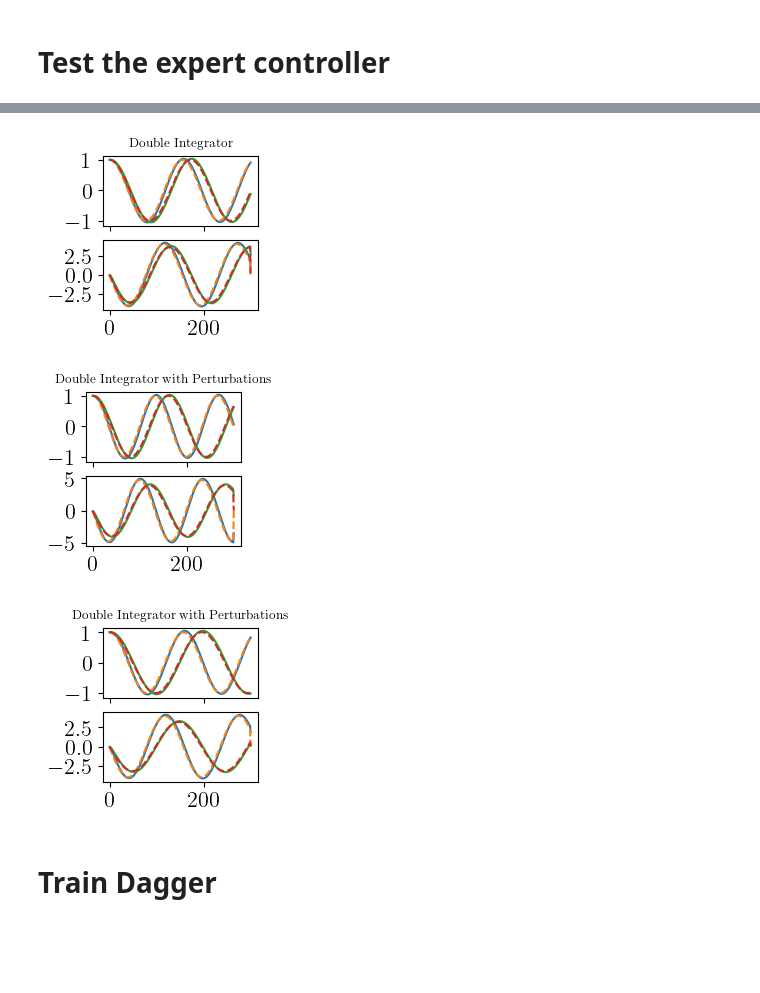
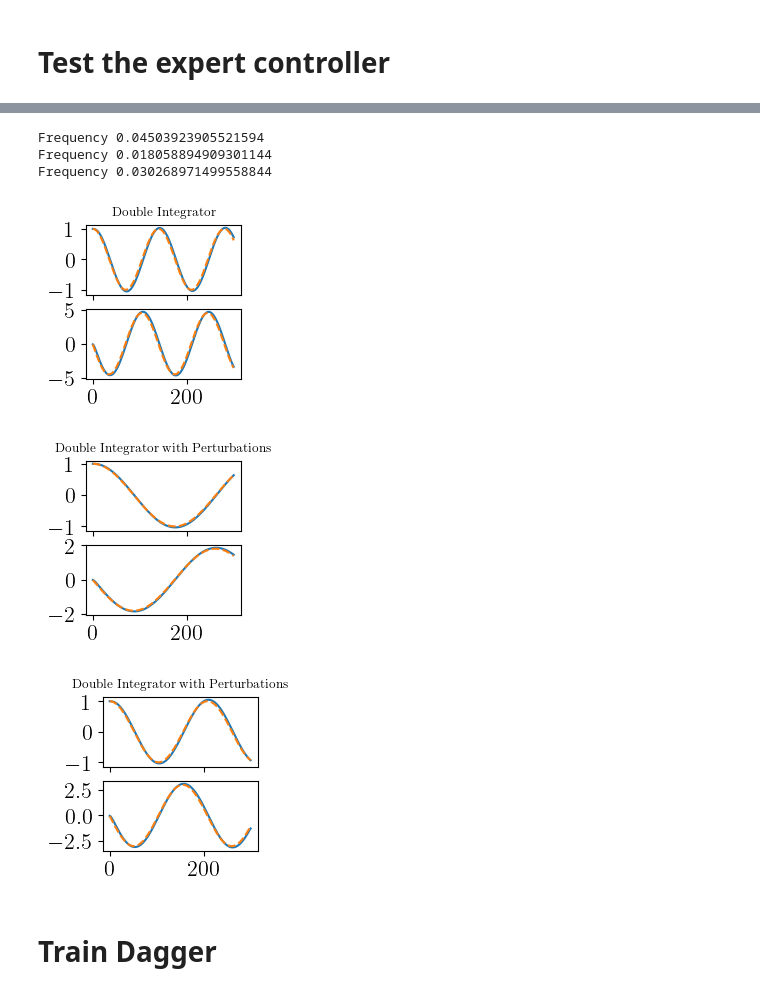
Before and after one commit to Stapelzeiger/biped, a Jupyter notebook: imit_learning/imit_learning.ipynb, the cells around one changed output, grey strips where cells are left out. Cells and saved outputs as stored; diff of their text form; code cells hidden in the pictures; blank space fills up the shorter version.

```diff
--- a/imit_learning/imit_learning.ipynb
+++ b/imit_learning/imit_learning.ipynb
@@ -29,7 +29,7 @@ state_list = []
 state_perturb_list = []
 
 for i in range(N):
-    action = 0.1
+    action = np.array([0.1])
     result = system.step(action)
     result_perturb = system_perturbed.step(action)
     state_list.append(system.state)
@@ -57,7 +57,7 @@ class ExpertPolicyIntegral:
     def __call__(self, state, state_des):
         self.integral_term += - self.K_I * (state[0] - state_des[0]) * self.dt
         # TODO antiwindup
-        u = (-self.K @ (state - state_des))[0]  + self.integral_term
+        u = (-self.K @ (state - state_des))  + self.integral_term
         return u
 
 class ExpertPolicyPD:
@@ -66,7 +66,7 @@ class ExpertPolicyPD:
         self.K = np.array([40.0 , 30.0]).reshape(1, 2)
 
     def __call__(self, state, state_des):
-        u = (-self.K @ (state - state_des))[0]
+        u = (-self.K @ (state - state_des))
         return u
 
 class ExpertPolicyNonlinearPD:
@@ -75,7 +75,7 @@ class ExpertPolicyNonlinearPD:
         self.K = np.array([40.0 , 30.0]).reshape(1, 2)
 
     def __call__(self, state, state_des):
-        u = (-self.K @ (state - state_des))[0] + (10*np.sin(state[0]/10))**2
+        u = (-self.K @ (state - state_des)) + (10*np.sin(state[0]/10))**2
         return u
 
 expert_policy = ExpertPolicyPD(dt)
@@ -125,46 +140,41 @@ ax[1].plot(des_traj_list[:, 1], '--', label='\dot{x}_d')
 # %%
+
+
 # Multiple traj regulation:
 def multiple_traj_reg(sys, sys_name, policy):
-    nb_traj = 2
+    nb_traj = 1
     fig, ax = plt.subplots(2, 1, figsize=(2, 2), sharex=True)
     for i in range(nb_traj):
         sys.reset()
         state_list = []
-        frequency = np.random.uniform(0.01, 0.05)
-        def get_N_pt_traj(N, frequency):
-            des_traj_pos = lambda t: np.cos(t*frequency)
-            pos_des = [des_traj_pos(i) for i in range(N)]
-            des_traj_vel = np.zeros(N)
+        x_vec_d = desired_trajectory(N, dt)
+        sys.state = np.array([x_vec_d[0, 0], x_vec_d[0, 1]])
 
-            for i in range(N - 1):
-                des_traj_vel[i] = (pos_des[i+1] - pos_des[i])/dt
-            return pos_des, des_traj_vel
-
-        des_traj_pos, des_traj_vel = get_N_pt_traj(N, frequency)
-
-        sys.state = np.array([des_traj_pos[0], des_traj_vel[0]])
         for i in range(N):
-            state_des = np.array([ des_traj_pos[i], des_traj_vel[i] ])
+            state_des = np.array([ x_vec_d[i, 0], x_vec_d[i, 1] ])
             action = policy(sys.state, state_des)
-            if type(action) is not np.float64:
+            if type(action) is not np.ndarray:
                 action = action.detach().numpy()
-            result = sys.step(action.squeeze())
+            result = sys.step(action)
             state_list.append(sys.state)
 
         state_list = np.array(state_list)
         ax[0].plot(state_list[:, 0], '-', label='x')
-        ax[0].plot(des_traj_pos, '--', label='x_d')
+        ax[0].plot(x_vec_d[:, 0], '--', label='x_d')
         ax[1].plot(state_list[:, 1], '-', label='\dot{x}')
-        ax[1].plot(des_traj_vel, '--', label='\dot{x}_d')
+        ax[1].plot(x_vec_d[:, 1], '--', label='\dot{x}_d')
         ax[0].set_title(sys_name, fontsize='xx-small')
 
 multiple_traj_reg(system, sys_name = 'Double Integrator', policy=expert_policy)
 multiple_traj_reg(system_perturbed, sys_name = 'Double Integrator with Perturbations', policy=expert_policy)
 multiple_traj_reg(system_perturbed, sys_name = 'Double Integrator with Perturbations', policy=expert_policy_nonlinear)
 # %% [output]
+Frequency 0.04503923905521594
+Frequency 0.018058894909301144
+Frequency 0.030268971499558844
-[figure, old version]
+[figure, new version]
-[figure, old version]
+[figure, new version]
-[figure, old version]
+[figure, new version]
 # %% [markdown]
 # Train Dagger
 # %%
```
Also changed, not shown: parts of 6 cells of this notebook.
